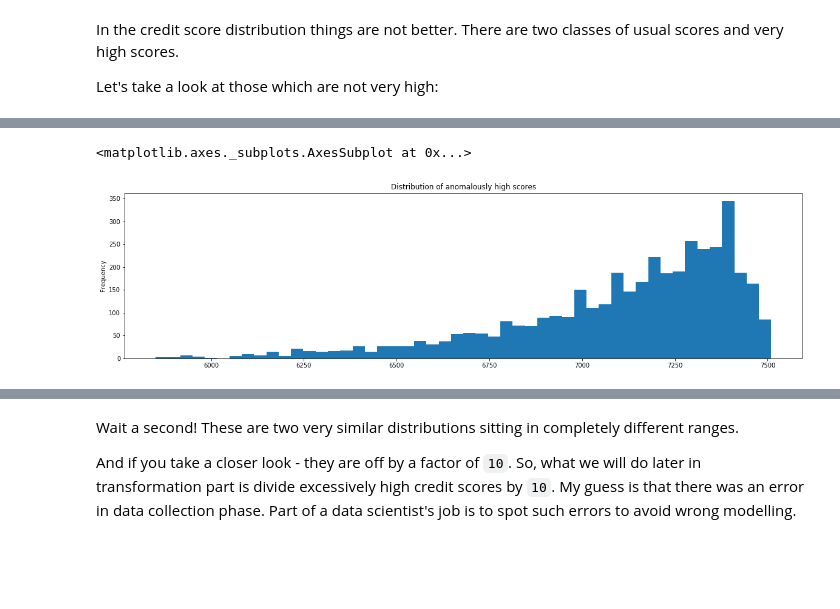
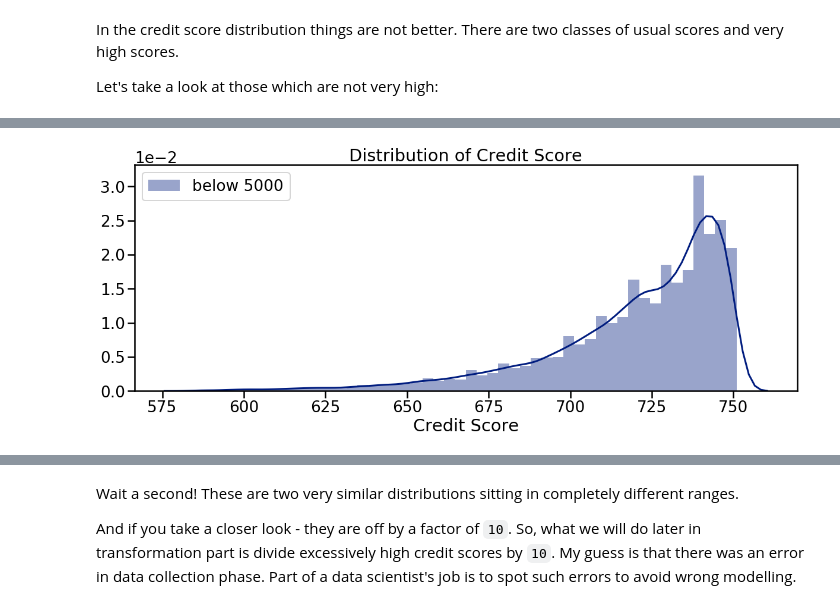
Before and after one commit to dataqubit/bank-loan-prediction, a Jupyter notebook: bank_loan_Part1_Exploratory_Analysis.ipynb, the cells around one changed output, grey strips where cells are left out. Saved outputs shown, nothing was run; the diff lists cells and outputs as text; code cells hidden in the pictures; blank space fills up the shorter version.

```diff
--- a/bank_loan_Part1_Exploratory_Analysis.ipynb
+++ b/bank_loan_Part1_Exploratory_Analysis.ipynb
@@ -224,6 +216,4 @@ df_loan[df_loan.credit_score < 5000.].credit_score.plot(kind='hist', figsize=(20
-# %%
-df_loan[df_loan.credit_score > 5000.].credit_score.plot(kind='hist', figsize=(20, 5), bins=50, logy=False,
-                                                       title='Distribution of anomalously high scores')
-# %% [output]
-<matplotlib.axes._subplots.AxesSubplot at 0x...>
-[figure, removed]
+# %%
+plot_dist(df_loan[df_loan.credit_score < 5000.].credit_score, labels='below 5000')
+# %% [output]
+[figure, added]
```
Also changed, not shown: parts of 38 cells of this notebook.
